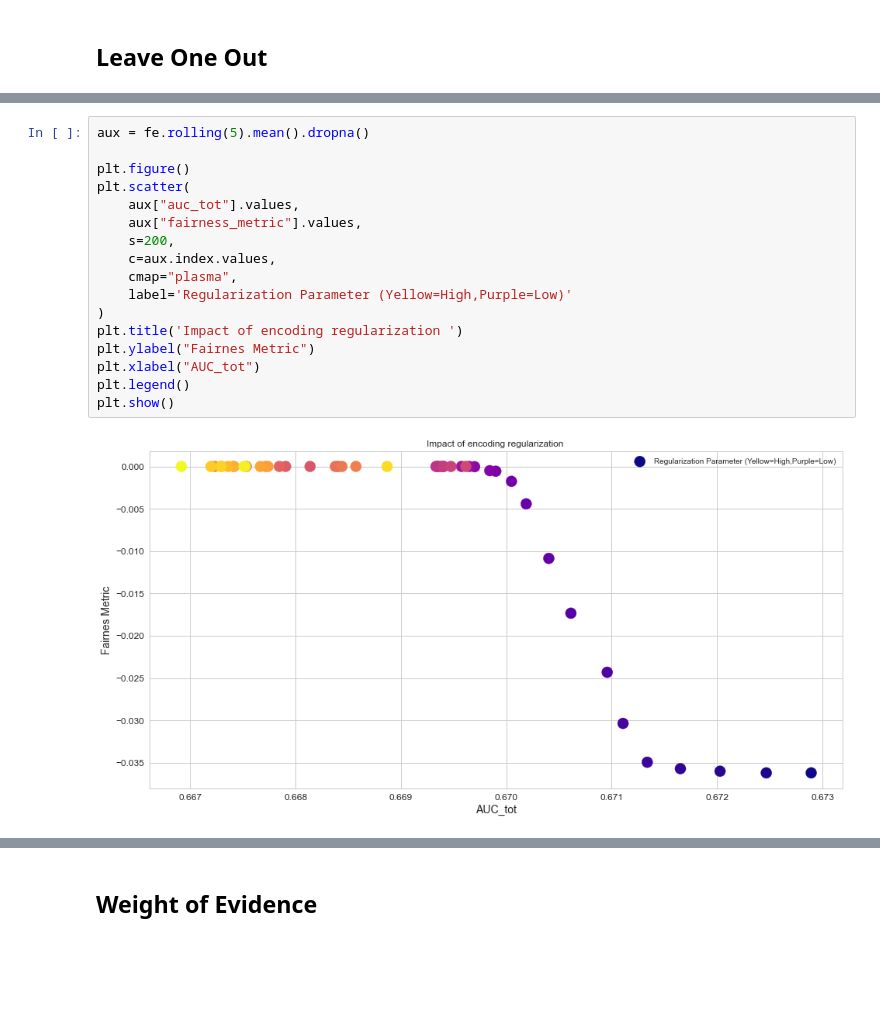
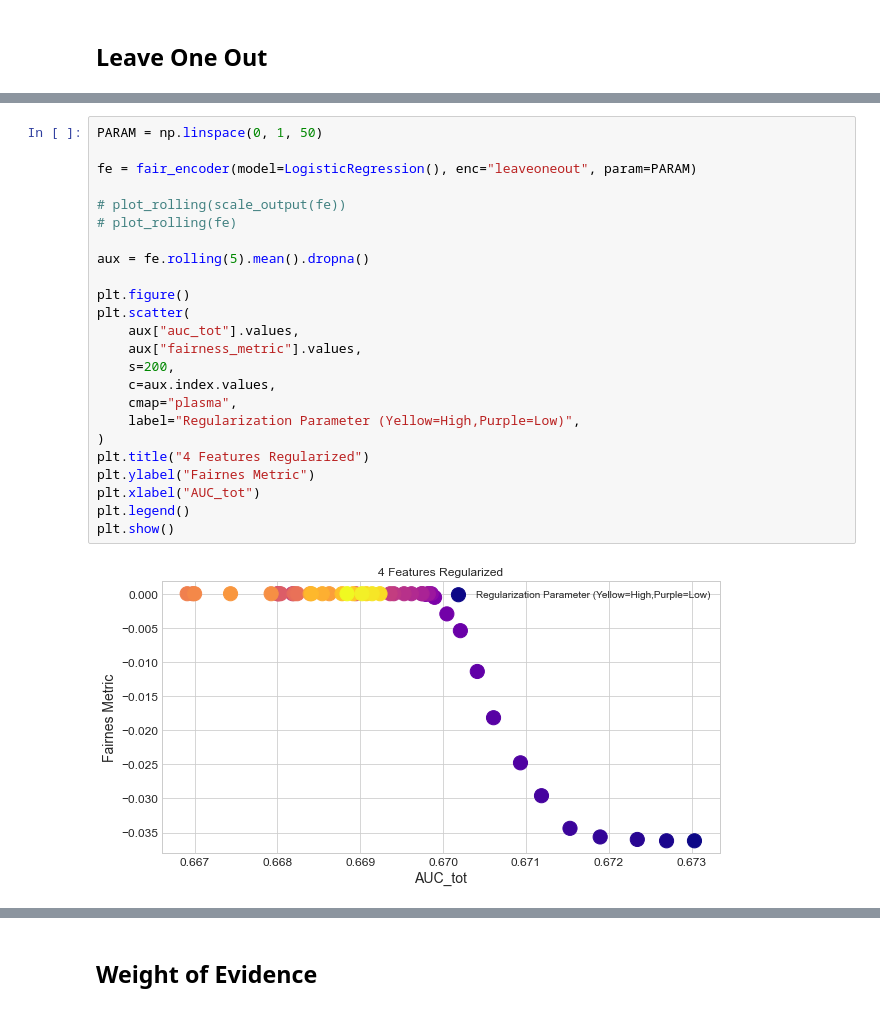
Before and after one commit to cmougan/FairEncoder, a Jupyter notebook: Compass.ipynb, the cells around one changed output, grey strips where cells are left out. Drawn from its saved outputs; the diff is of its cells as text; blank space fills up the shorter version.

```diff
--- a/Compass.ipynb
+++ b/Compass.ipynb
@@ -422,19 +469,26 @@ aux
-# %%
-aux = fe.rolling(5).mean().dropna()
-
-plt.figure()
-plt.scatter(
-    aux["auc_tot"].values,
-    aux["fairness_metric"].values,
-    s=200,
-    c=aux.index.values,
-    cmap="plasma",
-    label='Regularization Parameter (Yellow=High,Purple=Low)'
-)
-plt.title('Impact of encoding regularization ')
-plt.ylabel("Fairnes Metric")
-plt.xlabel("AUC_tot")
-plt.legend()
-plt.show()
-# %% [output]
-[figure, removed]
+# %%
+PARAM = np.linspace(0, 1, 50)
+
+fe = fair_encoder(model=LogisticRegression(), enc="leaveoneout", param=PARAM)
+
+# plot_rolling(scale_output(fe))
+# plot_rolling(fe)
+
+aux = fe.rolling(5).mean().dropna()
+
+plt.figure()
+plt.scatter(
+    aux["auc_tot"].values,
+    aux["fairness_metric"].values,
+    s=200,
+    c=aux.index.values,
+    cmap="plasma",
+    label="Regularization Parameter (Yellow=High,Purple=Low)",
+)
+plt.title("4 Features Regularized")
+plt.ylabel("Fairnes Metric")
+plt.xlabel("AUC_tot")
+plt.legend()
+plt.show()
+# %% [output]
+[figure, added]
```
Also changed, not shown: parts of 27 cells of this notebook, 6 other files.
